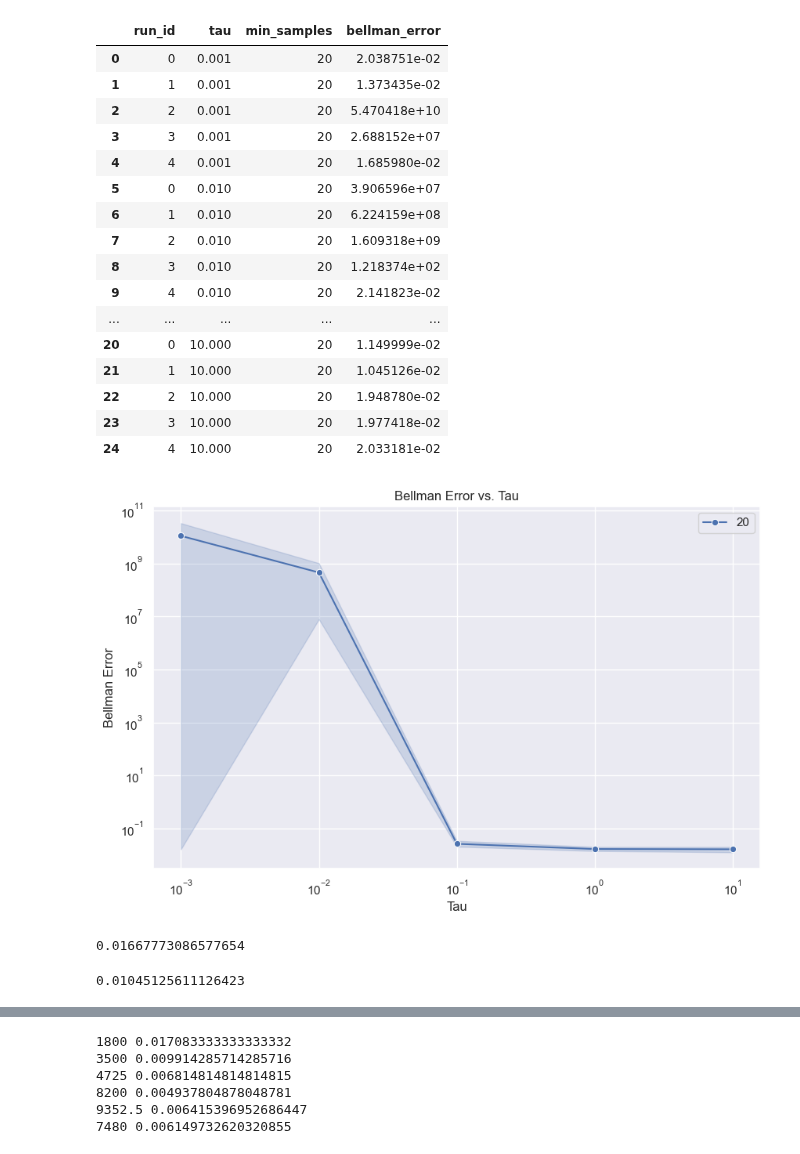
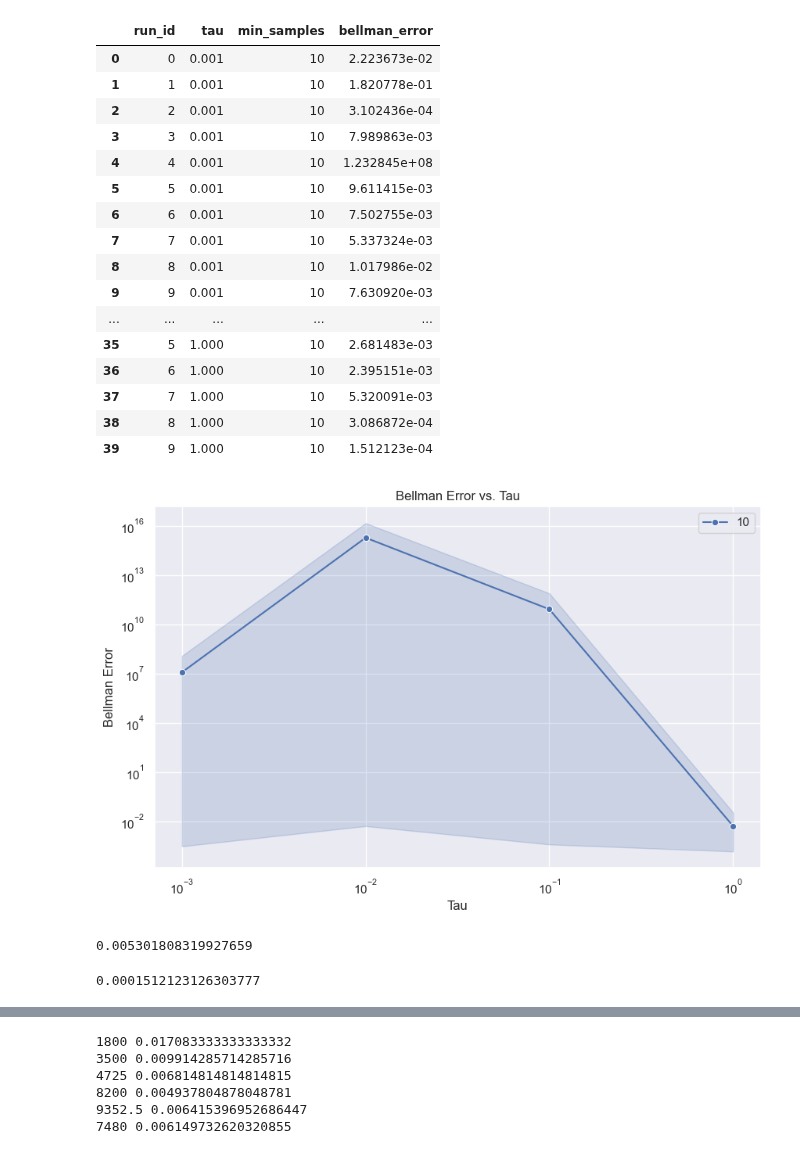
Before and after one commit to mariusdgm/phd-research, a Jupyter notebook: experiments/experiment_distributions/analyze_results.ipynb, the cells around one changed output, grey strips where cells are left out. Cells and saved outputs as stored; diff of their text form; code cells hidden in the pictures.

```diff
--- a/experiments/experiment_distributions/analyze_results.ipynb
+++ b/experiments/experiment_distributions/analyze_results.ipynb
@@ -18,5 +10,5 @@ please provide us feedback at https://github.com/pandas-dev/pandas/issues/54466
 # %%
-root_dir = r".\results\2024Apr06-015143_configs"
+root_dir = r".\results\2024Apr10-115050_configs"
 # %%
 def collect_experiment_data(root_dir):
     """
@@ -162,22 +154,22 @@ bellman_errors_df = collect_bellman_errors(root_dir)
 bellman_errors_df
 # %% [output]
 |  | run_id | tau | min_samples | bellman_error |
-| 0 | 0 | 0.001 | 20 | 2.038751e-02 |
-| 1 | 1 | 0.001 | 20 | 1.373435e-02 |
-| 2 | 2 | 0.001 | 20 | 5.470418e+10 |
-| 3 | 3 | 0.001 | 20 | 2.688152e+07 |
-| 4 | 4 | 0.001 | 20 | 1.685980e-02 |
-| 5 | 0 | 0.010 | 20 | 3.906596e+07 |
-| 6 | 1 | 0.010 | 20 | 6.224159e+08 |
-| 7 | 2 | 0.010 | 20 | 1.609318e+09 |
-| 8 | 3 | 0.010 | 20 | 1.218374e+02 |
-| 9 | 4 | 0.010 | 20 | 2.141823e-02 |
+| 0 | 0 | 0.001 | 10 | 2.223673e-02 |
+| 1 | 1 | 0.001 | 10 | 1.820778e-01 |
+| 2 | 2 | 0.001 | 10 | 3.102436e-04 |
+| 3 | 3 | 0.001 | 10 | 7.989863e-03 |
+| 4 | 4 | 0.001 | 10 | 1.232845e+08 |
+| 5 | 5 | 0.001 | 10 | 9.611415e-03 |
+| 6 | 6 | 0.001 | 10 | 7.502755e-03 |
+| 7 | 7 | 0.001 | 10 | 5.337324e-03 |
+| 8 | 8 | 0.001 | 10 | 1.017986e-02 |
+| 9 | 9 | 0.001 | 10 | 7.630920e-03 |
 | ... | ... | ... | ... | ... |
-| 20 | 0 | 10.000 | 20 | 1.149999e-02 |
-| 21 | 1 | 10.000 | 20 | 1.045126e-02 |
-| 22 | 2 | 10.000 | 20 | 1.948780e-02 |
-| 23 | 3 | 10.000 | 20 | 1.977418e-02 |
-| 24 | 4 | 10.000 | 20 | 2.033181e-02 |
+| 35 | 5 | 1.000 | 10 | 2.681483e-03 |
+| 36 | 6 | 1.000 | 10 | 2.395151e-03 |
+| 37 | 7 | 1.000 | 10 | 5.320091e-03 |
+| 38 | 8 | 1.000 | 10 | 3.086872e-04 |
+| 39 | 9 | 1.000 | 10 | 1.512123e-04 |
 # %%
 # bellman_errors_df_filtered = bellman_errors_df[bellman_errors_df["tau"]!=0.01]
 bellman_errors_df_filtered = bellman_errors_df[bellman_errors_df["min_samples"] != 0]
@@ -188,31 +180,32 @@ bellman_errors_df_filtered["min_samples"] = bellman_errors_df_filtered[
 # %%
 plt.figure(figsize=(10, 6))
 sns.lineplot(
     data=bellman_errors_df_filtered,
     x="tau",
     y="bellman_error",
     hue="min_samples",
     marker="o",
+    errorbar=("pi", 100)
     # label="Bellman Error",
 )
 plt.xlabel("Tau")
 plt.ylabel("Bellman Error")
 plt.xscale("log")
 plt.yscale("log")
 plt.title("Bellman Error vs. Tau")
 plt.legend()
 plt.show()
 # %% [output]
-[figure, old version]
+[figure, new version]
 # %%
 high_tau_df = bellman_errors_df_filtered[bellman_errors_df_filtered["tau"] == 1]
 high_tau_df["bellman_error"].mean()
 # %% [output]
-0.01667773086577654
+0.005301808319927659
 # %%
 bellman_errors_df_filtered["bellman_error"].min()
 # %% [output]
-0.01045125611126423
+0.0001512123126303777
 # %%
 bellman_errors_df_filtered
 # %% [output]
```
Also changed, not shown: parts of 4 cells of this notebook, 8 other files.
